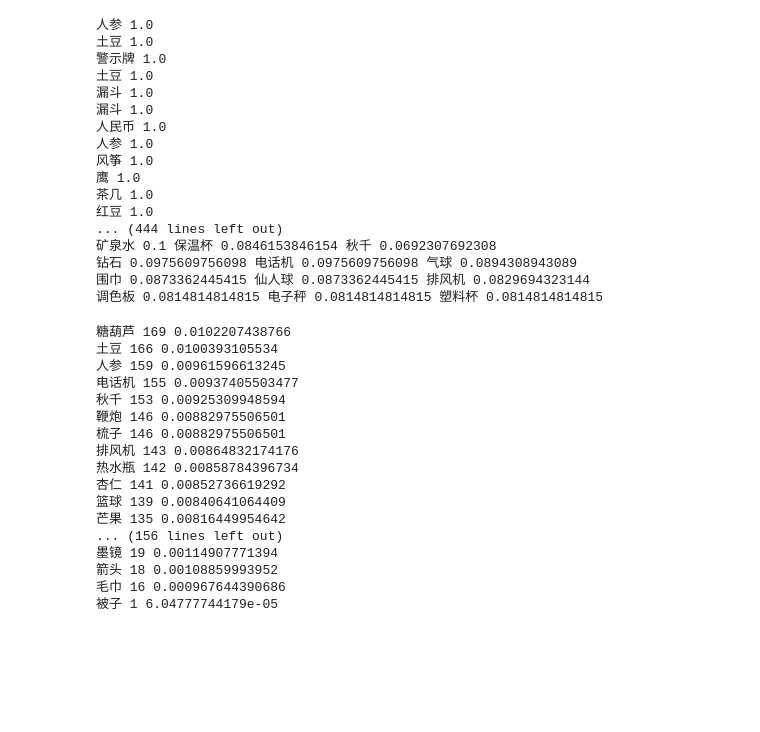
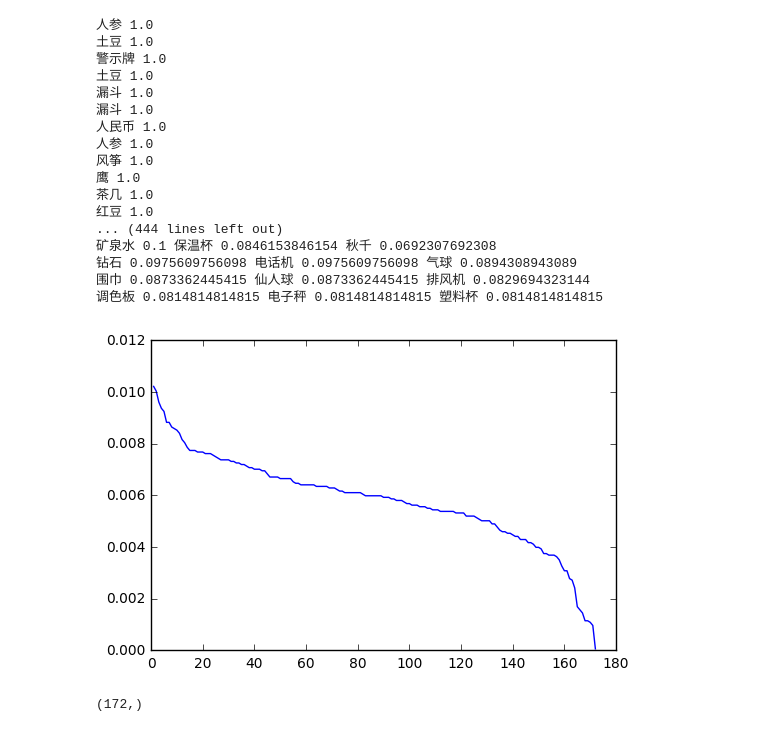
Before and after one commit to LittleHann/Break12306Captcha, a Jupyter notebook: triplet_notebook/cluster assignments analysis.ipynb, the cells around one changed output. Drawn from its saved outputs; the diff is of its cells as text; code cells hidden in the pictures; blank space fills up the shorter version.

Commit message:
Added image label dist analysis plot

```diff
--- a/triplet_notebook/cluster assignments analysis.ipynb
+++ b/triplet_notebook/cluster assignments analysis.ipynb
@@ -95,23 +95,21 @@ with open('../data/400_cluster.txt') as reader:
 num_images = len(all_labels)
 label_counter = Counter(all_labels)
 # %%
+ratios = []
 for label, count in label_counter.most_common():
-    print label, count, count / float(num_images)
+    ratio = count / float(num_images)
+    ratios.append(ratio)
+#     print label, count, ratio
-# %% [output]
-糖葫芦 169 0.0102207438766
-土豆 166 0.0100393105534
-人参 159 0.00961596613245
-电话机 155 0.00937405503477
-秋千 153 0.00925309948594
-鞭炮 146 0.00882975506501
-梳子 146 0.00882975506501
-排风机 143 0.00864832174176
-热水瓶 142 0.00858784396734
-杏仁 141 0.00852736619292
-篮球 139 0.00840641064409
-芒果 135 0.00816449954642
-... (156 lines left out)
-墨镜 19 0.00114907771394
-箭头 18 0.00108859993952
-毛巾 16 0.000967644390686
-被子 1 6.04777744179e-05
+# %%
+import matplotlib.pyplot as plt
+import numpy as np
+%matplotlib inline
+
+plt.plot(np.array(xrange(1, 173)), np.array(ratios))
+plt.show()
+# %% [output]
+[figure, added]
+# %%
+np.array(xrange(1, 173)).shape
+# %% [output]
+(172,)
```
